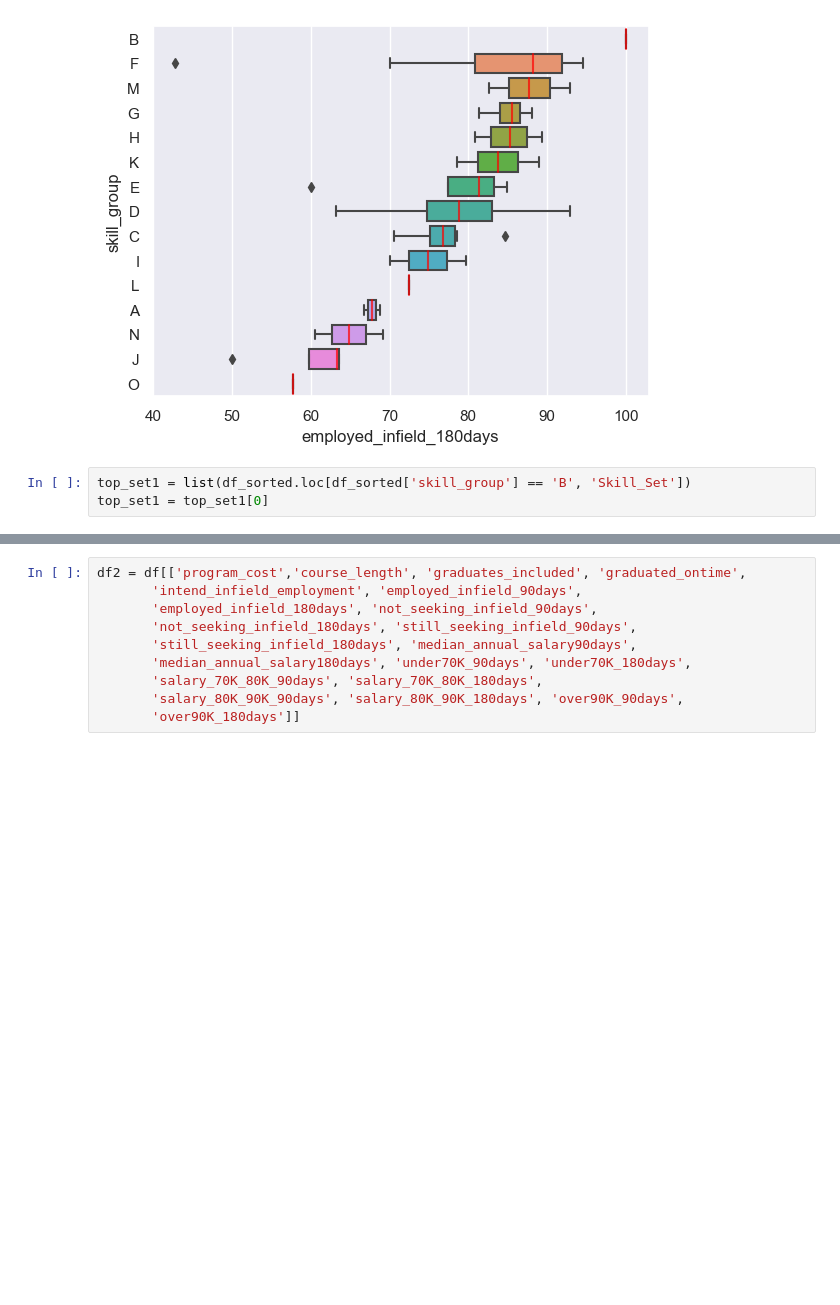
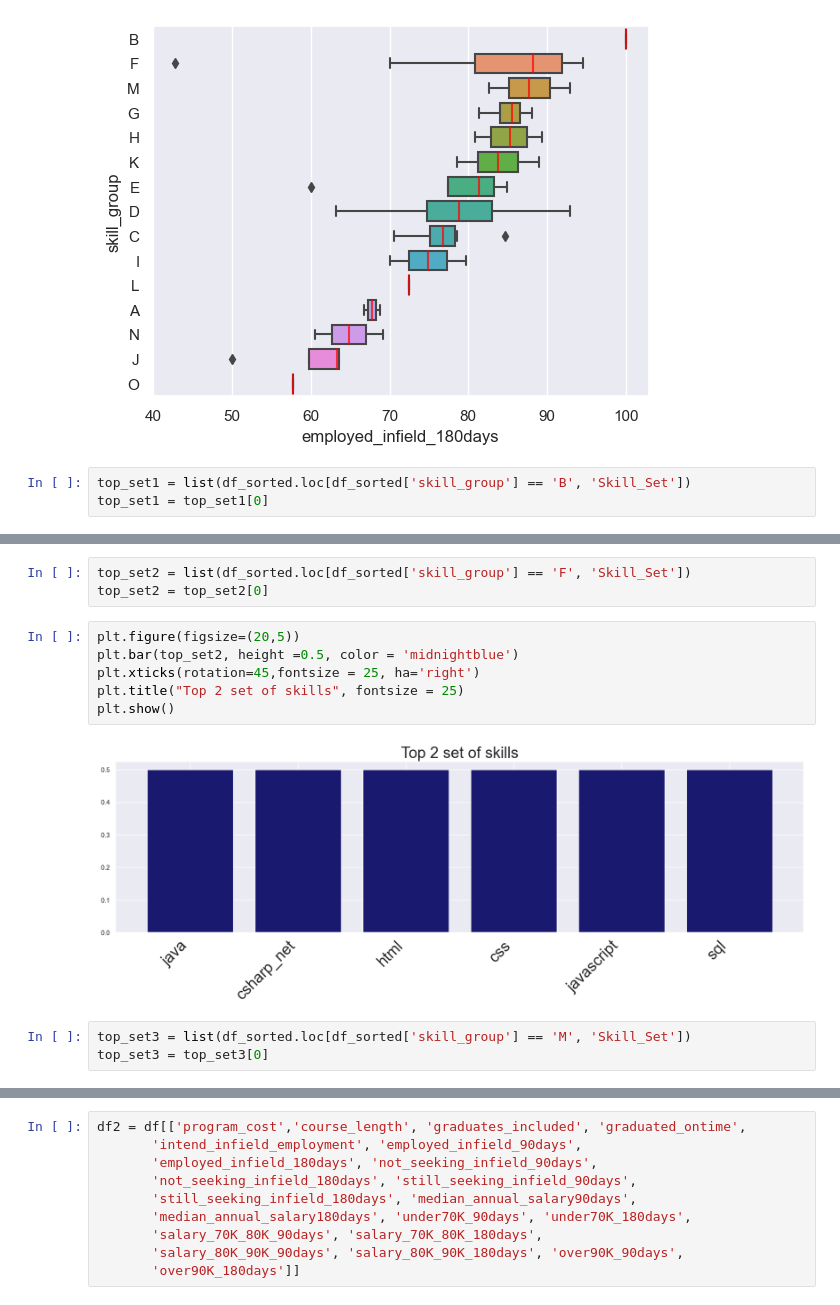
Before and after one commit to selena0391/bootcamps_edu, a Jupyter notebook: code/eda_2.ipynb, the cells around one changed output, grey strips where cells are left out. Cells and saved outputs as stored; diff of their text form; blank space fills up the shorter version.

```diff
--- a/code/eda_2.ipynb
+++ b/code/eda_2.ipynb
@@ -304,0 +301,14 @@ plt.show()
+# %%
+top_set2 = list(df_sorted.loc[df_sorted['skill_group'] == 'F', 'Skill_Set'])
+top_set2 = top_set2[0]
+# %%
+plt.figure(figsize=(20,5))
+plt.bar(top_set2, height =0.5, color = 'midnightblue')
+plt.xticks(rotation=45,fontsize = 25, ha='right')
+plt.title("Top 2 set of skills", fontsize = 25)
+plt.show()
+# %% [output]
+[figure, added]
+# %%
+top_set3 = list(df_sorted.loc[df_sorted['skill_group'] == 'M', 'Skill_Set'])
+top_set3 = top_set3[0]
```
Also changed, not shown: parts of 34 cells of this notebook.
